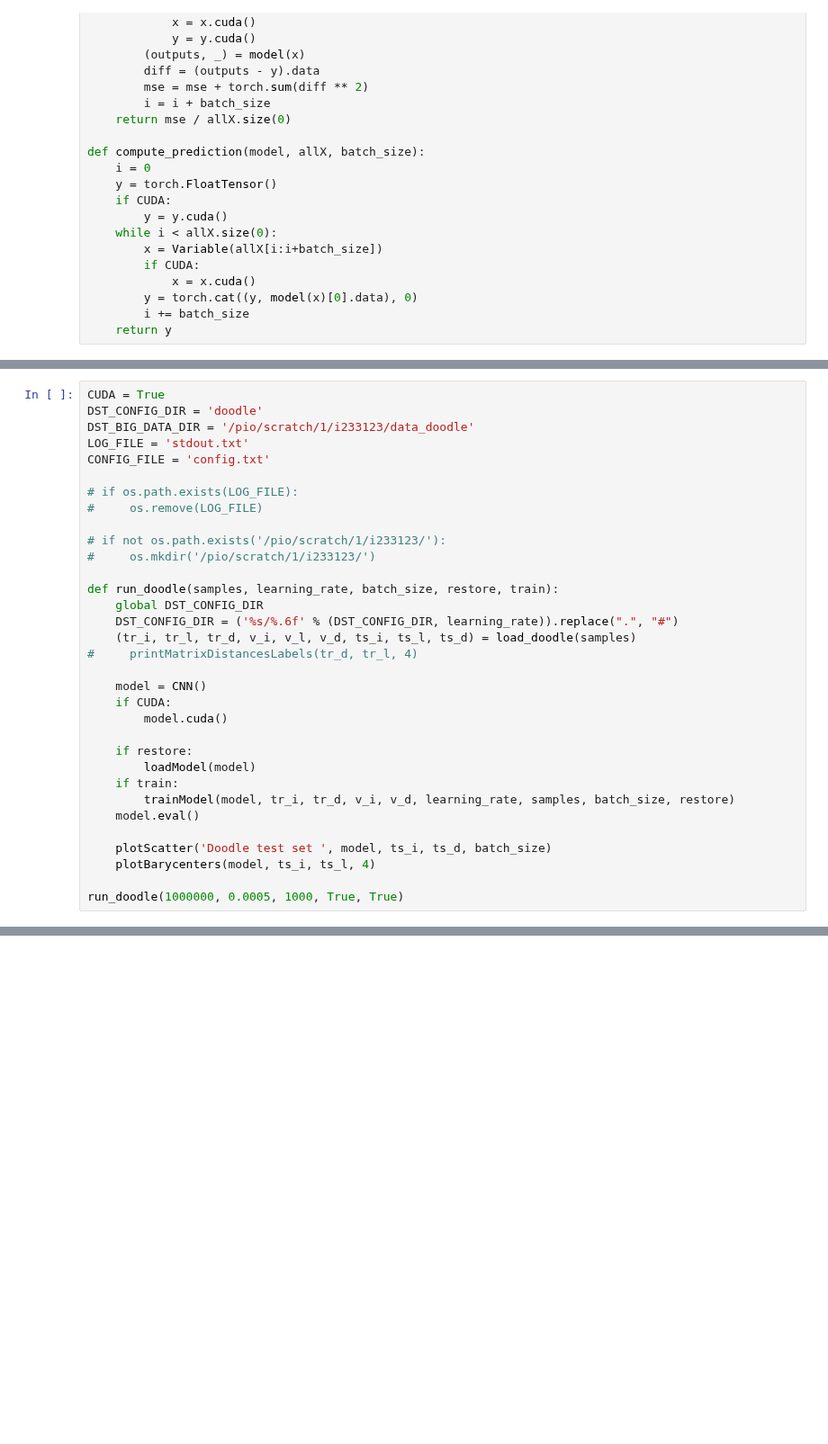
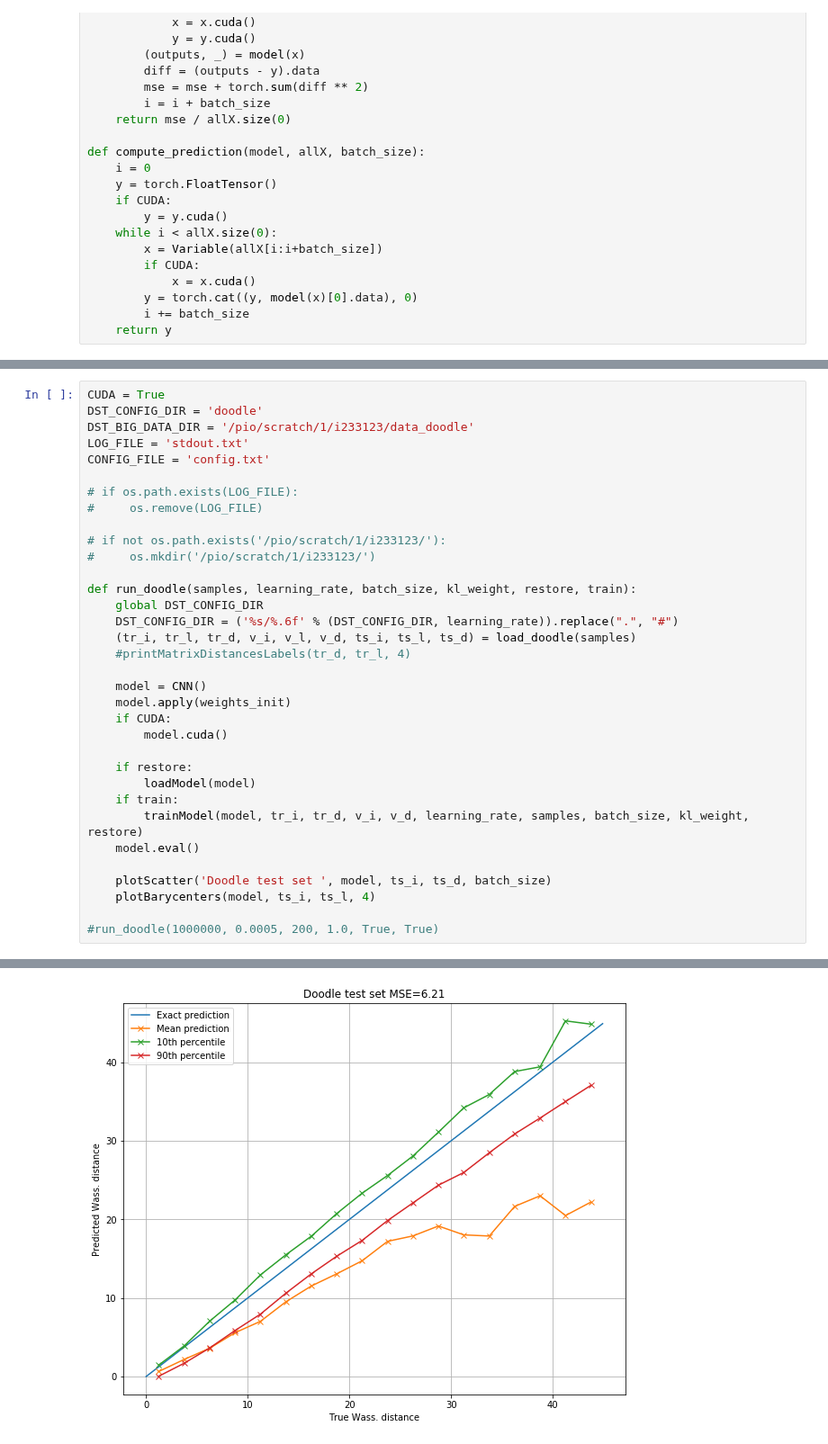
Before and after one commit to janchorowski/nn_assignments, a Jupyter notebook: project_reports/WassersteinDistance/project.ipynb, the cells around one changed output, grey strips where cells are left out. Shown at 90% size. Cells and saved outputs as stored; diff of their text form; blank space fills up the shorter version.

```diff
--- a/project_reports/WassersteinDistance/project.ipynb
+++ b/project_reports/WassersteinDistance/project.ipynb
@@ -610,23 +601,25 @@ CONFIG_FILE = 'config.txt'
 # if not os.path.exists('/pio/scratch/1/i233123/'):
 #     os.mkdir('/pio/scratch/1/i233123/')
 
-def run_doodle(samples, learning_rate, batch_size, restore, train):
+def run_doodle(samples, learning_rate, batch_size, kl_weight, restore, train):
     global DST_CONFIG_DIR
     DST_CONFIG_DIR = ('%s/%.6f' % (DST_CONFIG_DIR, learning_rate)).replace(".", "#")
     (tr_i, tr_l, tr_d, v_i, v_l, v_d, ts_i, ts_l, ts_d) = load_doodle(samples)
-#     printMatrixDistancesLabels(tr_d, tr_l, 4)
+    #printMatrixDistancesLabels(tr_d, tr_l, 4)
 
     model = CNN()
+    model.apply(weights_init)
     if CUDA:
         model.cuda()
 
     if restore:
         loadModel(model)
     if train:
-        trainModel(model, tr_i, tr_d, v_i, v_d, learning_rate, samples, batch_size, restore)
+        trainModel(model, tr_i, tr_d, v_i, v_d, learning_rate, samples, batch_size, kl_weight, restore)
     model.eval()
 
     plotScatter('Doodle test set ', model, ts_i, ts_d, batch_size)
     plotBarycenters(model, ts_i, ts_l, 4)
 
-run_doodle(1000000, 0.0005, 1000, True, True)
+#run_doodle(1000000, 0.0005, 200, 1.0, True, True)
+# %% [output]
@@ -632,0 +643 @@ run_doodle(1000000, 0.0005, 1000, True, True)
+[figure, added]
```
Also changed, not shown: parts of 5 cells of this notebook.
